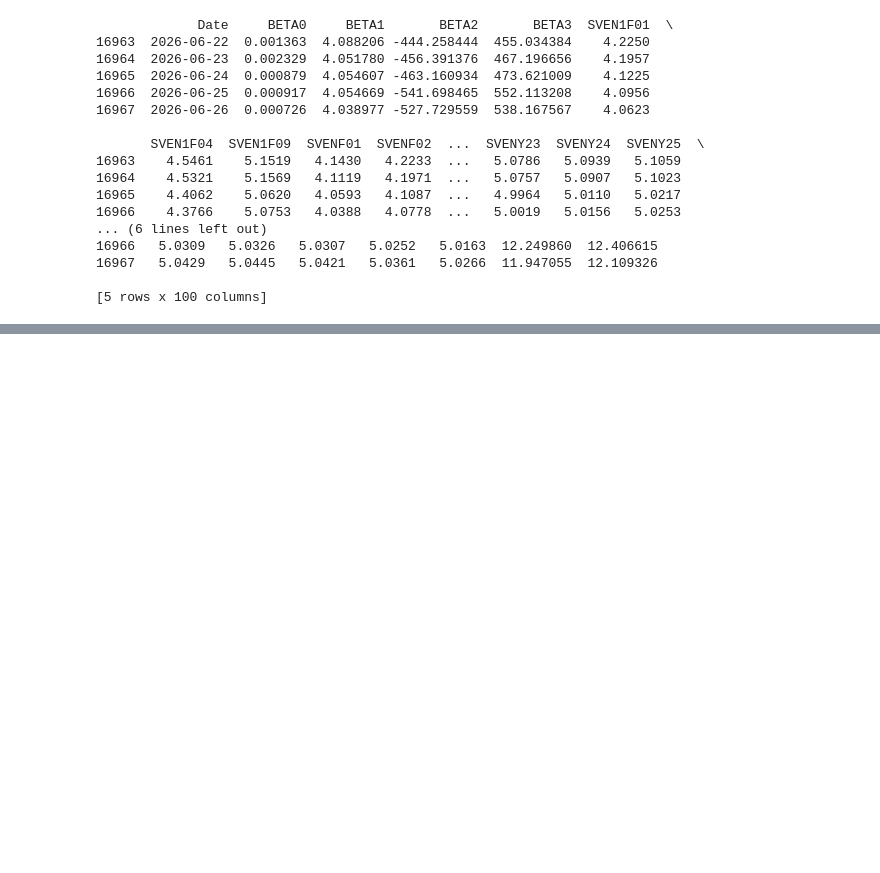
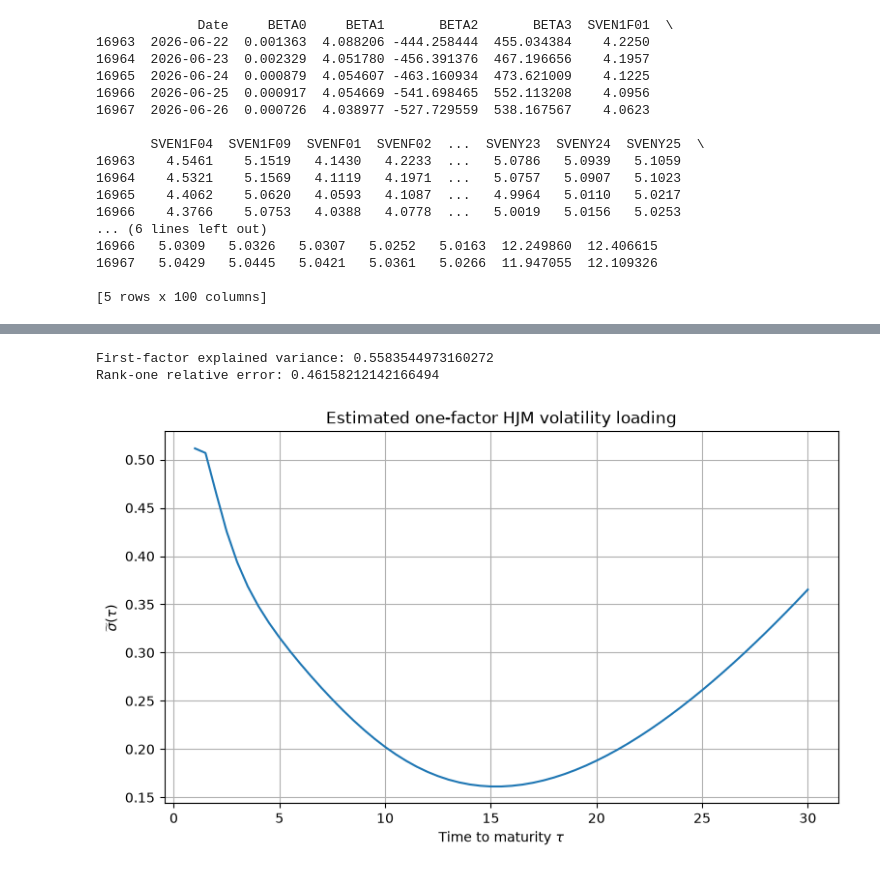
Before and after one commit to dajmera-24/hjm, a Jupyter notebook: main.ipynb, the cells around one changed output, grey strips where cells are left out. Drawn from its saved outputs; the diff is of its cells as text; code cells hidden in the pictures; blank space fills up the shorter version.

```diff
--- a/main.ipynb
+++ b/main.ipynb
@@ -76,0 +158,3 @@ print(F)
+# %%
+M = 0.1
+D = (Fd - F) / (np.sqrt(DELTA) * np.minimum(F, M))
@@ -76,0 +178,3 @@ print(F)
+# %%
+J = D.shape[0]
+C = (D.T @ D) / J
@@ -76,0 +185,7 @@ print(F)
+# %%
+n = C.shape[0]
+eigenvalue, eigenvector = la.eigh(C, subset_by_index=(n-1, n-1))
+max_val, max_vec = eigenvalue[0], eigenvector[:, 0]
+
+if max_vec[0] < 0:
+    max_vec = -max_vec
@@ -76,0 +205,2 @@ print(F)
+# %%
+sigma_til_vec = np.sqrt(max_val) * max_vec
@@ -76,0 +220,24 @@ print(F)
+# %%
+eigenvalues = la.eigvalsh(C)
+
+lambda_1 = eigenvalues[-1]
+explained_variance = lambda_1 / eigenvalues.sum()
+
+C_rank_one = np.outer(sigma_til_vec, sigma_til_vec)
+relative_error = la.norm(C - C_rank_one, ord="fro") / la.norm(C, ord="fro")
+
+print("First-factor explained variance:", explained_variance)
+print("Rank-one relative error:", relative_error)
+# %% [output]
+First-factor explained variance: 0.5583544973160272
+Rank-one relative error: 0.46158212142166494
+# %%
+plt.figure(figsize=(9, 5))
+plt.plot(TAUS, sigma_til_vec)
+plt.xlabel(r"Time to maturity $\tau$")
+plt.ylabel(r"$\widetilde{\sigma}(\tau)$")
+plt.title("Estimated one-factor HJM volatility loading")
+plt.grid(True)
+plt.show()
+# %% [output]
+[figure, added]
```
Also changed, not shown: parts of 33 cells of this notebook.
